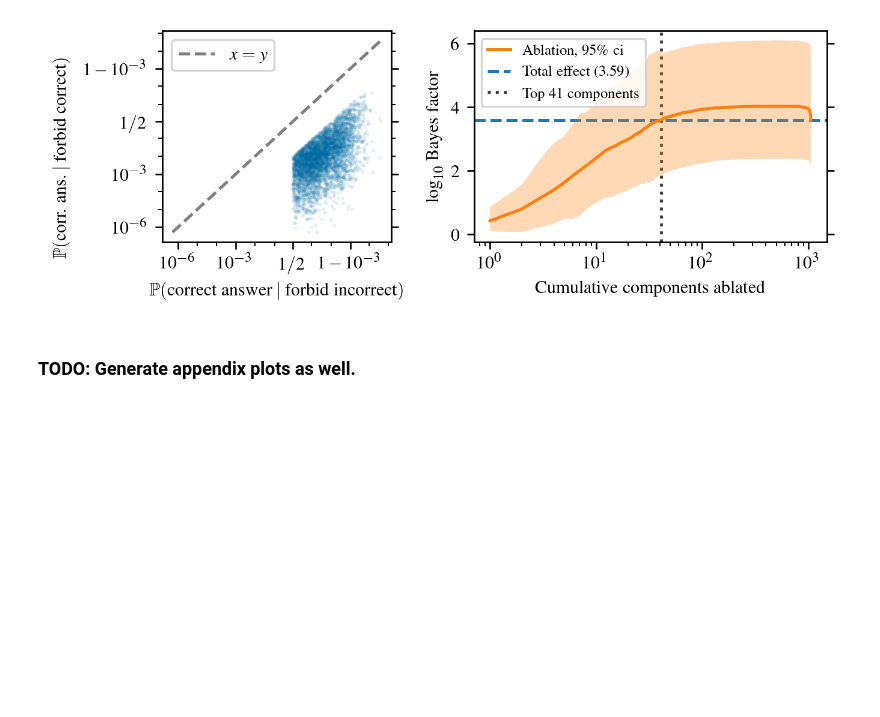
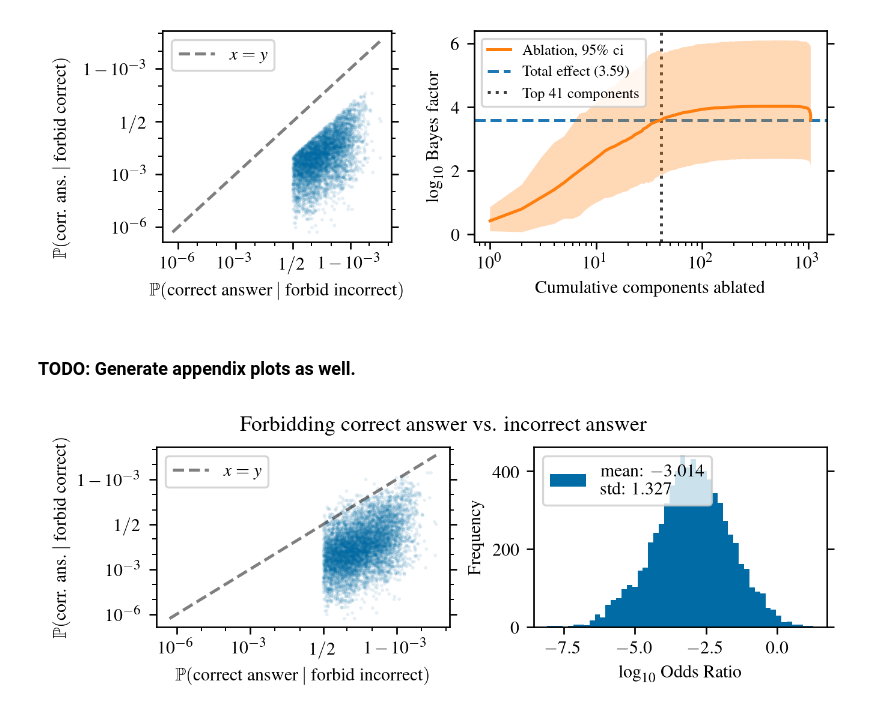
Before and after one commit to ed1d1a8d/prompt-injection-interp, a Jupyter notebook: notebooks/dontsay/attrib-plots/overall-effect-and-component-importance.ipynb, the cells around one changed output. Drawn from its saved outputs; the diff is of its cells as text; code cells hidden in the pictures; blank space fills up the shorter version.

```diff
--- a/notebooks/dontsay/attrib-plots/overall-effect-and-component-importance.ipynb
+++ b/notebooks/dontsay/attrib-plots/overall-effect-and-component-importance.ipynb
@@ -121,9 +121,12 @@ def plot_overall_effect(
     xs_label: str,
     ys_label: str,
     alpha: float = 0.2,
+    rasterize: bool = False,
     **kwargs
 ):
-    plt.scatter(xs, ys, alpha=alpha, **kwargs)
+    c = plt.scatter(xs, ys, alpha=alpha, **kwargs)
+    if rasterize:
+        c.set_rasterized(True)
     utils.plot_x_eq_y_line(
         xs,
         ys,
@@ -133,6 +136,7 @@ def plot_overall_effect(
         zorder=10,
         label="$x=y$",
     )
+
     plt.xscale("logit", one_half=r"1 / 2")
     plt.yscale("logit", one_half=r"1 / 2")
     plt.xlabel(xs_label)
@@ -234,3 +236,52 @@ plt.savefig("./plots/overall-effect-and-comp-importance.pdf", backend="pgf")
 [figure]
 # %% [markdown]
 ### TODO: Generate appendix plots as well.
+# %%
+filt = np.minimum(df_raw.p_correct_nc0, df_raw.p_correct_nc1) > 0.5
+df2 = df_raw[filt].reset_index(drop=True)
+# %%
+fig, _ = plt.subplots(1, 2)
+
+plt.subplot(1, 2, 1)
+log10_bfs = np.concatenate([df2.log_bf0, df2.log_bf1]) / np.log(10)
+plot_overall_effect(
+    xs=np.concatenate([df2.p_correct_nc0, df2.p_correct_nc1]),
+    ys=np.concatenate([df2.p_correct_c, df2.p_correct_c]),
+    xs_label=r"$\mathbb{P}(\text{correct answer} \;\vert\; \text{forbid incorrect})$",
+    ys_label=r"$\mathbb{P}(\text{corr. ans.} \;\vert\; \text{forbid correct})$",
+    alpha=0.1,
+    s=3,
+    edgecolor="none",
+    rasterize=True,
+)
+plt.legend()
+
+plt.subplot(1, 2, 2)
+plt.hist(
+    log10_bfs,
+    bins=50,
+    label="\n".join(
+        [
+            f"mean: ${log10_bfs.mean() : .3f}$",
+            f"std: ${log10_bfs.std() : .3f}$",
+        ]
+    ),
+)
+plt.xlabel("$\log_{10}$ Odds Ratio")
+plt.ylabel("Frequency")
+plt.legend(
+    loc="upper left",
+    bbox_to_anchor=(0, 1),
+)
+
+plt.suptitle("Forbidding correct answer vs. incorrect answer")
+fig.set_figheight(fig.get_figheight() * 0.65)
+
+plt.savefig(
+    "./plots/forbidden-facts-overview.pdf",
+    backend="pgf",
+    dpi=400,
+    bbox_inches="tight",
+)
+# %% [output]
+[figure, added]
```
Also changed, not shown: parts of 1 cell of this notebook, 6 other files.
